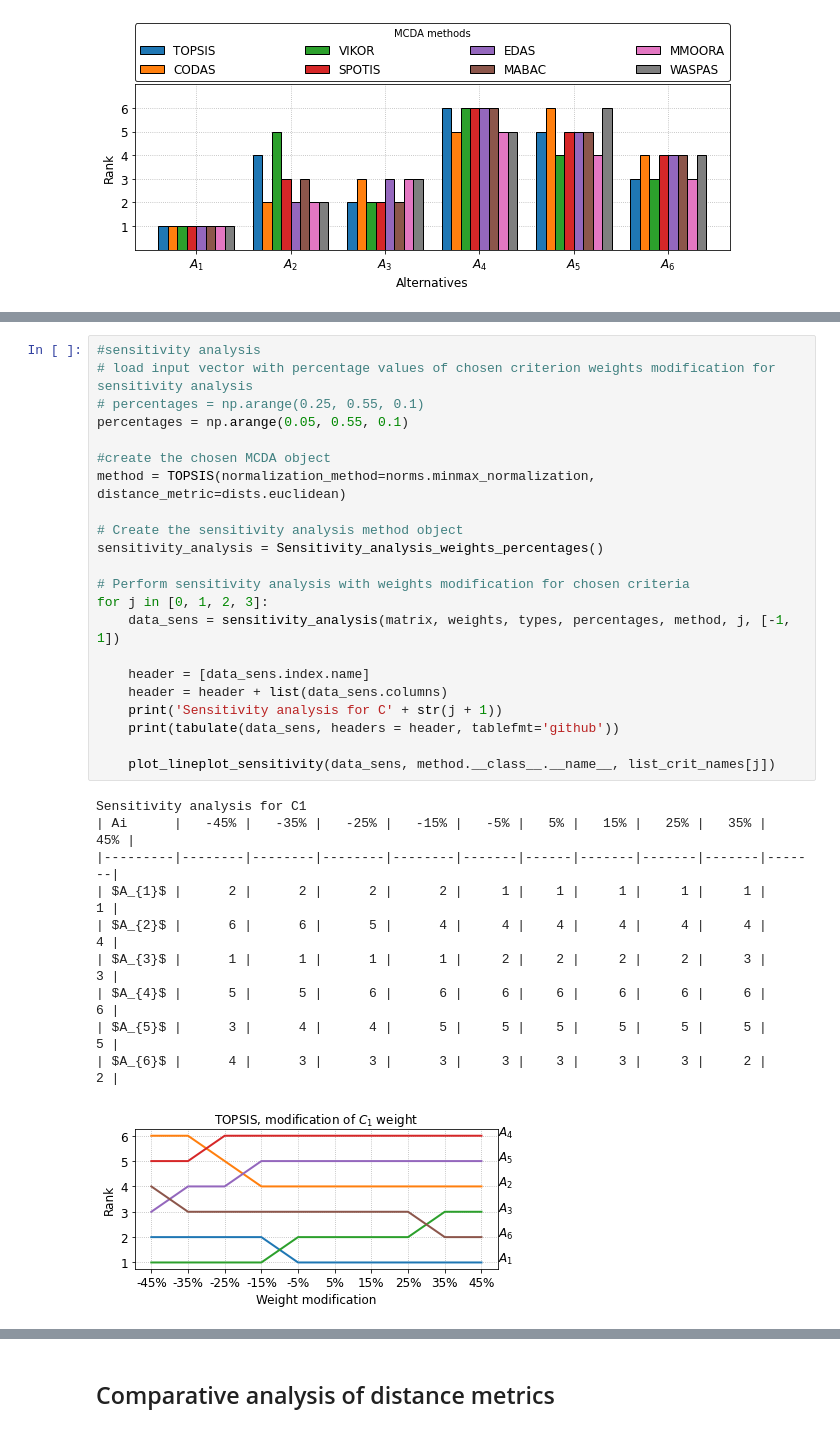
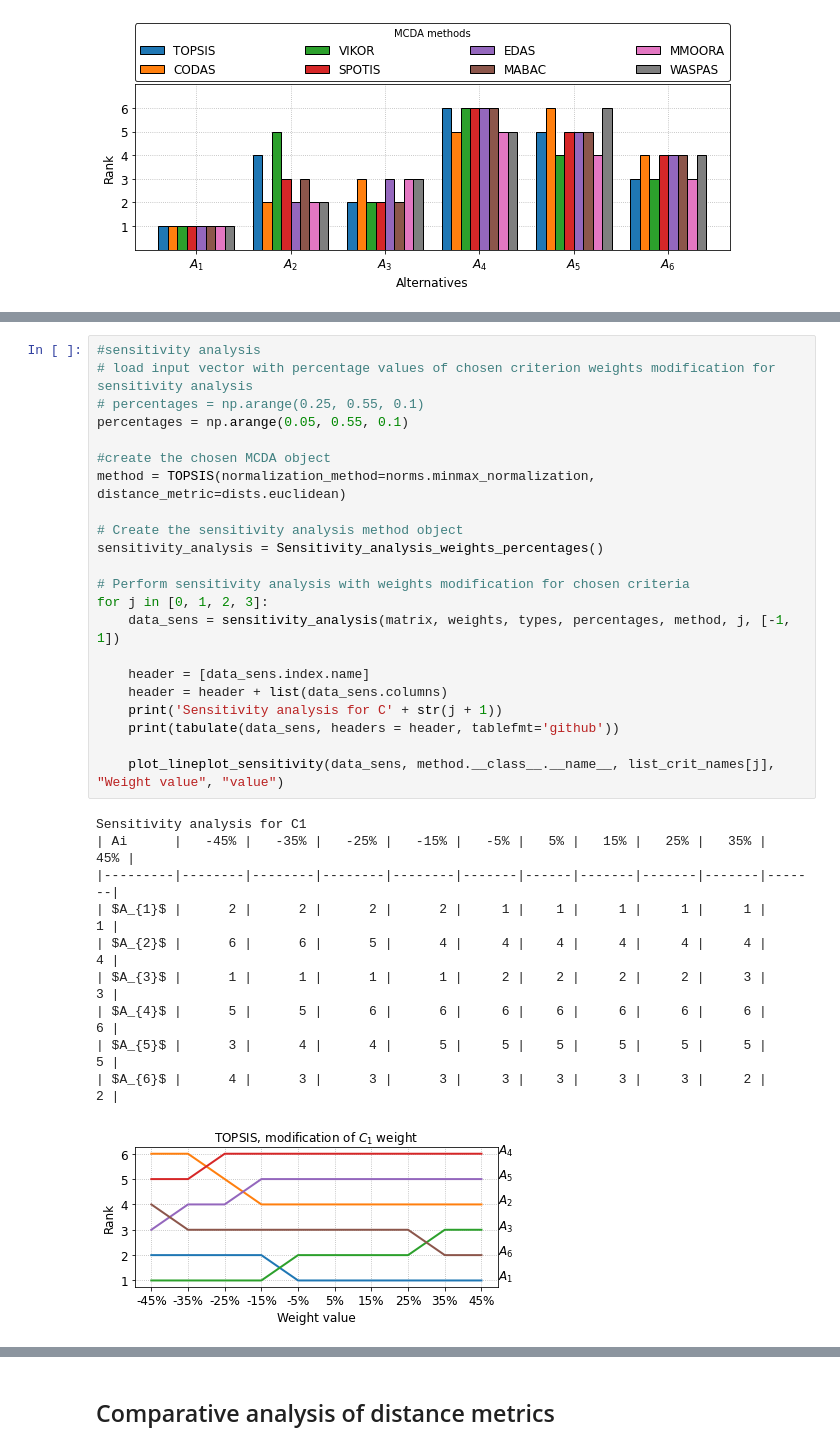
Before and after one commit to energyinpython/pyrepo-mcda, a Jupyter notebook: examples/example.ipynb, the cells around one changed output, grey strips where cells are left out. Cells and saved outputs as stored; diff of their text form.

```diff
--- a/examples/example.ipynb
+++ b/examples/example.ipynb
@@ -228,35 +228,35 @@ Sensitivity analysis is a valuable procedure for determining the sensitivity of
 #sensitivity analysis
 # load input vector with percentage values of chosen criterion weights modification for sensitivity analysis
 # percentages = np.arange(0.25, 0.55, 0.1)
 percentages = np.arange(0.05, 0.55, 0.1)
 
 #create the chosen MCDA object
 method = TOPSIS(normalization_method=norms.minmax_normalization, distance_metric=dists.euclidean)
 
 # Create the sensitivity analysis method object
 sensitivity_analysis = Sensitivity_analysis_weights_percentages()
 
 # Perform sensitivity analysis with weights modification for chosen criteria
 for j in [0, 1, 2, 3]:
     data_sens = sensitivity_analysis(matrix, weights, types, percentages, method, j, [-1, 1])
 
     header = [data_sens.index.name]
     header = header + list(data_sens.columns)
     print('Sensitivity analysis for C' + str(j + 1))
     print(tabulate(data_sens, headers = header, tablefmt='github'))
 
-    plot_lineplot_sensitivity(data_sens, method.__class__.__name__, list_crit_names[j])
+    plot_lineplot_sensitivity(data_sens, method.__class__.__name__, list_crit_names[j], "Weight value", "value")
 # %% [output]
 Sensitivity analysis for C1
 | Ai      |   -45% |   -35% |   -25% |   -15% |   -5% |   5% |   15% |   25% |   35% |   45% |
 |---------|--------|--------|--------|--------|-------|------|-------|-------|-------|-------|
 | $A_{1}$ |      2 |      2 |      2 |      2 |     1 |    1 |     1 |     1 |     1 |     1 |
 | $A_{2}$ |      6 |      6 |      5 |      4 |     4 |    4 |     4 |     4 |     4 |     4 |
 | $A_{3}$ |      1 |      1 |      1 |      1 |     2 |    2 |     2 |     2 |     3 |     3 |
 | $A_{4}$ |      5 |      5 |      6 |      6 |     6 |    6 |     6 |     6 |     6 |     6 |
 | $A_{5}$ |      3 |      4 |      4 |      5 |     5 |    5 |     5 |     5 |     5 |     5 |
 | $A_{6}$ |      4 |      3 |      3 |      3 |     3 |    3 |     3 |     3 |     2 |     2 |
-[figure, old version]
+[figure, new version]
 Sensitivity analysis for C2
 | Ai      |   -45% |   -35% |   -25% |   -15% |   -5% |   5% |   15% |   25% |   35% |   45% |
 |---------|--------|--------|--------|--------|-------|------|-------|-------|-------|-------|
```
Also changed, not shown: parts of 29 cells of this notebook, 24 other files.
